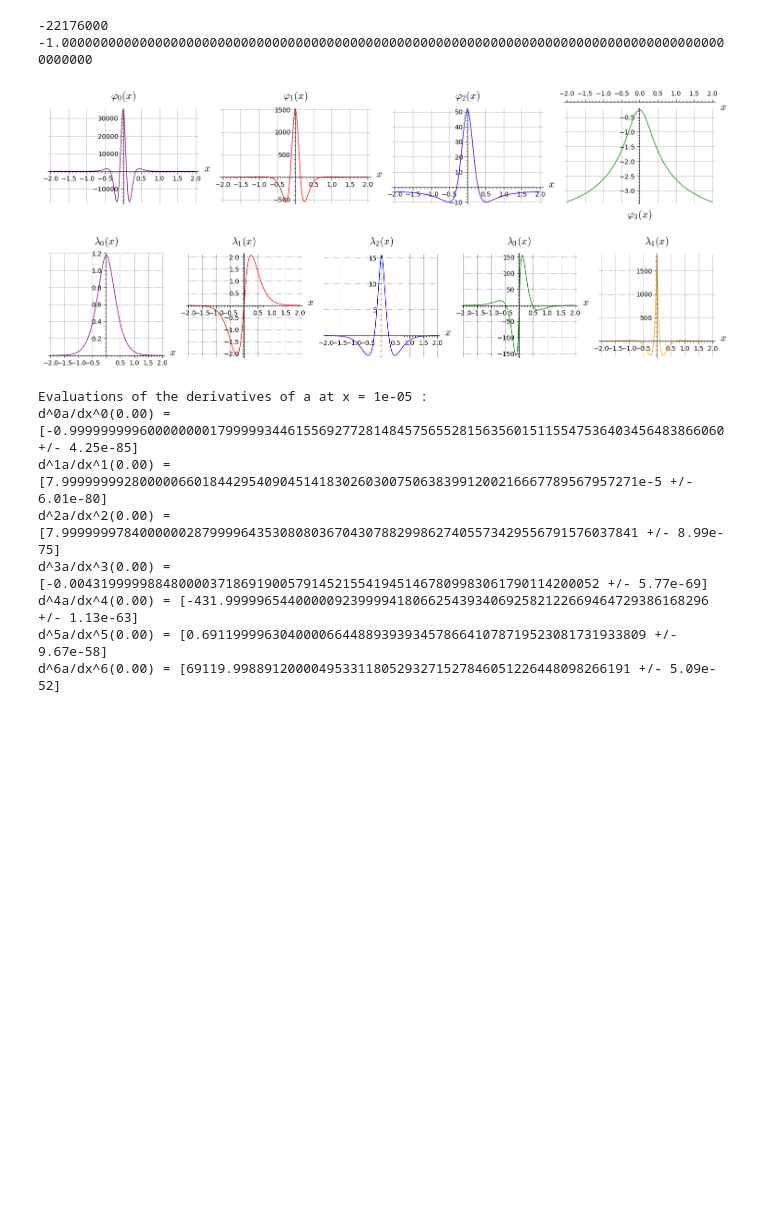
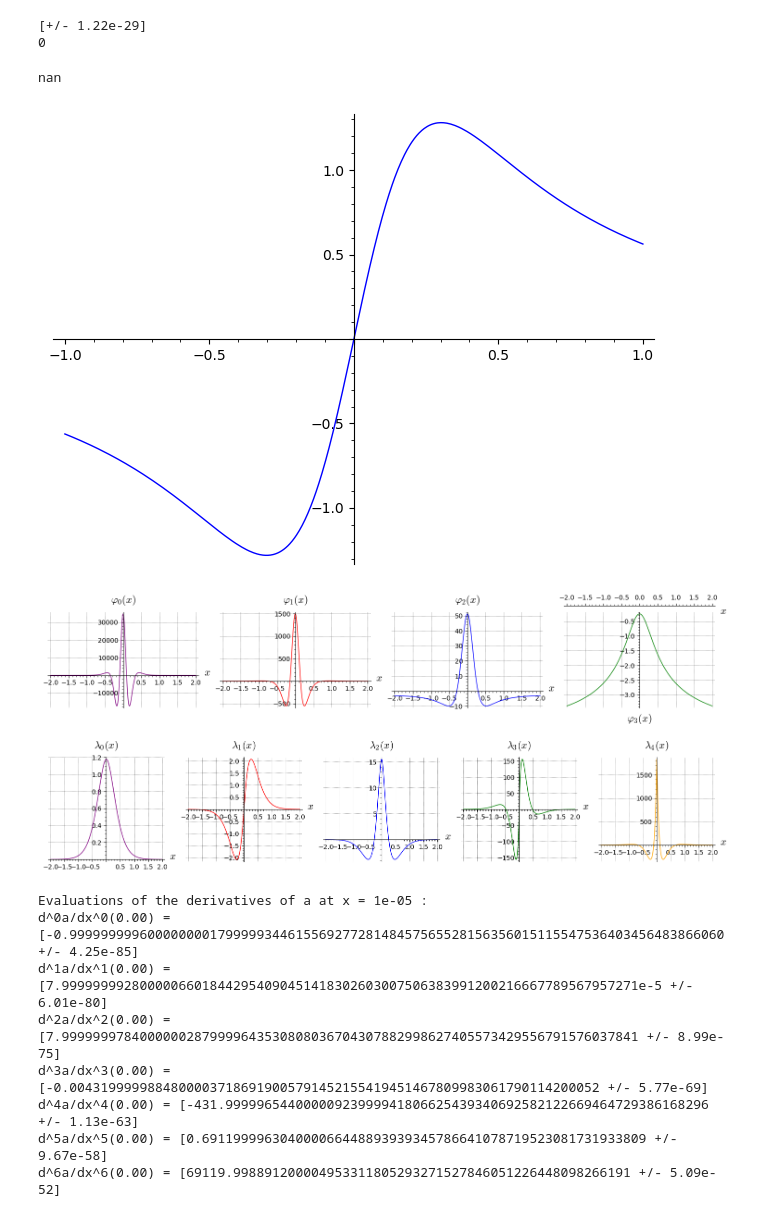
Before and after one commit to Hazdard/fluids_arith, a Jupyter notebook: rigorous_kernel.ipynb, the cells around one changed output. Saved outputs shown, nothing was run; the diff lists cells and outputs as text; code cells hidden in the pictures; blank space fills up the shorter version.

```diff
--- a/rigorous_kernel.ipynb
+++ b/rigorous_kernel.ipynb
@@ -7,12 +2,13 @@ reboucher tous les points et corriger les M
 ## Adding the .simplify_full() command may give cleaner functions to look at, but drastically increases the runtime (from 0.5 sec to more than 4 min), and, most importantly, causes completely unstable computations that ruin the precision (for unknown reasons).
 
 prec = 300
-R = RealBallField(prec)
+RBF = RealBallField(prec)
 var('x')
 assume(x, 'real')
 var('y')
 assume(y, 'real')
 
+n=10  # Number of derivatives to compute
 
 
 W = (-x/2 + sqrt(1/27 + x^2/4))^(1/3) - (x/2 + sqrt(1/27 + x^2/4))^(1/3)
@@ -20,12 +16,14 @@ W_prime = diff(W, x)
 a = 1 + W/x + W_prime
 b = (3*x)/2 + W
 a_derivs = [a]
+a_derivs_0=[RBF(a_derivs[0].taylor(x,0))]
 b_derivs = [b]
-for k in range(1, 10):
-    a_deriv_k = diff(a, x, k)
-    b_deriv_k = diff(b, x, k)
-    a_derivs.append(a_deriv_k)
-    b_derivs.append(b_deriv_k)
+b_derivs_0=[RBF(b_derivs[0].taylor(x,0))]
+for k in range(1, n):
+    a_derivs.append(diff(a, x, k))
+    a_derivs_0.append(RBF(a_derivs[k].taylor(x,0)))
+    b_derivs.append(diff(b, x, k))
+    b_derivs_0.append(RBF(b_derivs[k].taylor(x,0)))
 
 
 phi_0 = -a_derivs[0] + b_derivs[1]/2 + a_derivs[2]/2 - a_derivs[4]/2 + a_derivs[6]/2
@@ -33,6 +31,12 @@ phi_1 = -a_derivs[0] - b_derivs[1]/2 + 2*a_derivs[2] + b_derivs[3]/2 - 3*a_deriv
 phi_2 = -a_derivs[0] - (3/2)*b_derivs[1] + (9/2)*a_derivs[2] + (5/2)*b_derivs[3]
 phi_3 = -a_derivs[0] - (5/2)*b_derivs[1] # corresponds to the sign in the inequality
 phi_list = [phi_0, phi_1, phi_2, phi_3]
+
+phi_0_0 = -a_derivs_0[0] + b_derivs_0[1]/2 + a_derivs_0[2]/2 - a_derivs_0[4]/2 + a_derivs_0[6]/2
+phi_1_0 = -a_derivs_0[0] - b_derivs_0[1]/2 + 2*a_derivs_0[2] + b_derivs_0[3]/2 - 3*a_derivs_0[4] - b_derivs_0[5]/2
+phi_2_0 = -a_derivs_0[0] - (3/2)*b_derivs_0[1] + (9/2)*a_derivs_0[2] + (5/2)*b_derivs_0[3]
+phi_3_0 = -a_derivs_0[0] - (5/2)*b_derivs_0[1]
+phi_list_0 = [phi_0_0, phi_1_0, phi_2_0, phi_3_0]
 
 
 # Base Fourier function
@@ -43,6 +47,7 @@ lambda_2 = -diff(f, x, 2)
 lambda_3 = 2*diff(f, x, 3)
 lambda_4 = diff(f, x, 4)
 lambda_list = [lambda_0,lambda_1,lambda_2,lambda_3,lambda_4]
+lambda_list_0 = [limit(lambda_0,x=0),limit(lambda_1,x=0),limit(lambda_2,x=0),limit(lambda_3,x=0),limit(lambda_4,x=0)]
 
 
 M_0 = (lambda_list[0](x=x - y) * phi_list[0](x=y))
@@ -118,19 +68,26 @@ def smooth_convert_2D_limit(expr, x, y):
 # %%
 # Convert symbolic functions to numerical ones evaluable on RealBallField elements
-a_funcs = [fast_callable(expr, vars=[x], domain=R) for expr in a_derivs]
-b_funcs = [fast_callable(expr, vars=[x], domain=R) for expr in b_derivs]
-phi_funcs = [smooth_convert_safe(phi_expr,x) for phi_expr in phi_list]
-lambda_funcs = [fast_callable(lambda_expr, vars=[x], domain=R) for lambda_expr in lambda_list]
-M_funcs=[smooth_convert_2D_safe(expr,x,y) for expr in M_list]
+a_funcs = [smooth_fast_callable(a_derivs[k],x,a_derivs_0[k]) for k in range(n)]
+b_funcs = [smooth_fast_callable(b_derivs[k],x,b_derivs_0[k]) for k in range(n)]
+b_funcs = [smooth_fast_callable(phi_list[k],x,phi_list_0[k]) for k in range(4)]
+b_funcs = [smooth_fast_callable(lambda_list[k],x,lambda_list_0[k]) for k in range(5)]
+
+#M_funcs=[smooth_convert_2D_safe(expr,x,y) for expr in M_list]
 # %%
-#print(R(smooth_convert_2D_exact(M_0,x,y,0)(R(pi),R(0))))
-#print(smooth_convert_2D_approx(M_0,x,y,0)(R(pi),R(0)))
-
-print(a_derivs[8].taylor(x,0))
-print(R(limit(a_derivs[0],x=0)))
+print(fast_callable(a_derivs[1],vars=[x],domain=RBF)(RBF(1e-30)))
+print(smooth_fast_callable(a_derivs[1],x,a_derivs_0[1])(RBF(0)))
 # %% [output]
--22176000
--1.00000000000000000000000000000000000000000000000000000000000000000000000000000000000000000000
+[+/- 1.22e-29]
+0
+# %%
+I_x = RBF(-1, 1)
+print(abs(a_funcs[1](I_x)).max())
+# %% [output]
+nan
+# %%
+plot(a_funcs[1],-1,1)
+# %% [output]
+[figure, added]
 # %%
 plots = []
 colors = ['purple', 'red', 'blue', 'green', 'orange']
```
Also changed, not shown: parts of 2 cells of this notebook.
